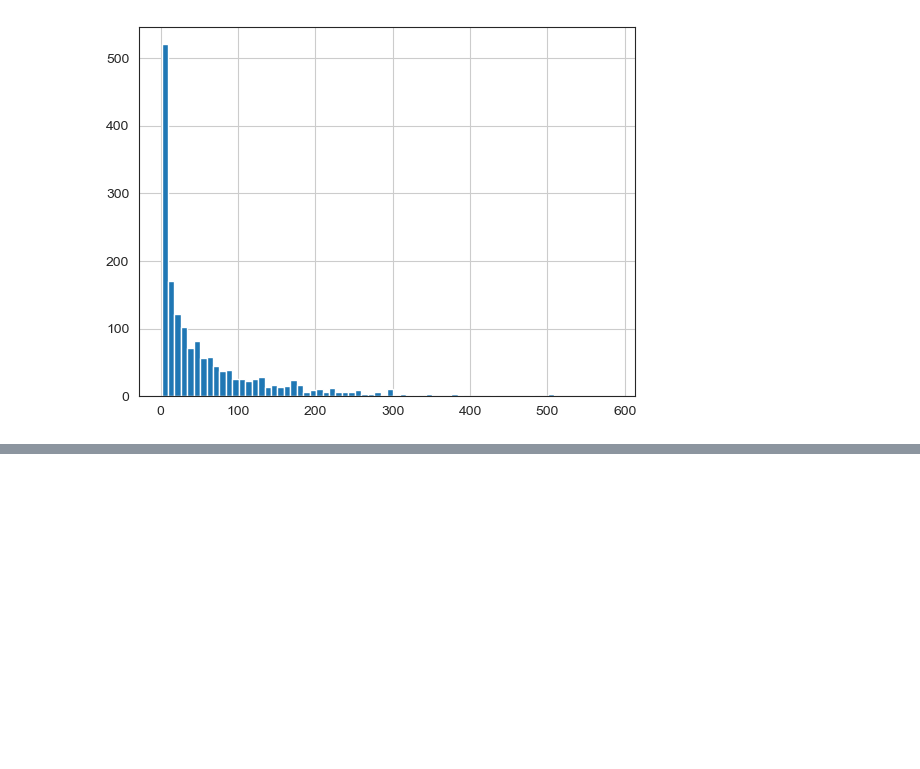
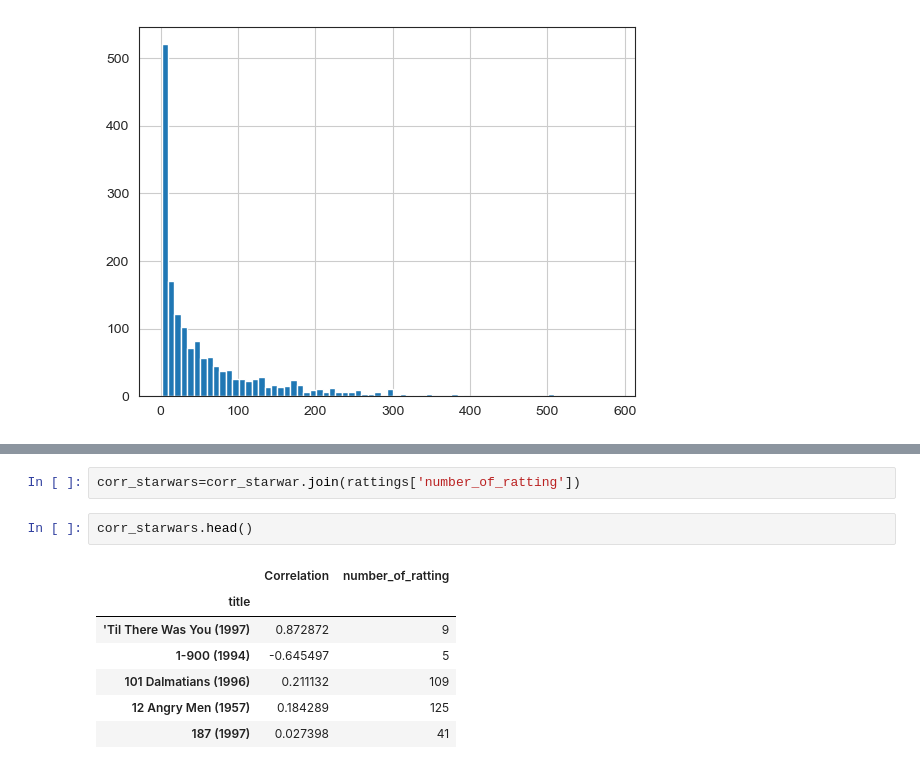
Before and after one commit to AshikurIST/Recommender-system-, a Jupyter notebook: Recommender System .ipynb, the cells around one changed output, grey strips where cells are left out. Cells and saved outputs as stored; diff of their text form; blank space fills up the shorter version.

```diff
--- a/Recommender System .ipynb
+++ b/Recommender System .ipynb
@@ -212,0 +213,12 @@ corr_starwar.sort_values('Correlation',ascending=False).head(10)
+# %%
+corr_starwars=corr_starwar.join(rattings['number_of_ratting'])
+# %%
+corr_starwars.head()
+# %% [output]
+|  | Correlation | number_of_ratting |
+| title |  |  |
+| 'Til There Was You (1997) | 0.872872 | 9 |
+| 1-900 (1994) | -0.645497 | 5 |
+| 101 Dalmatians (1996) | 0.211132 | 109 |
+| 12 Angry Men (1957) | 0.184289 | 125 |
+| 187 (1997) | 0.027398 | 41 |
```
Also changed, not shown: parts of 32 cells of this notebook.
